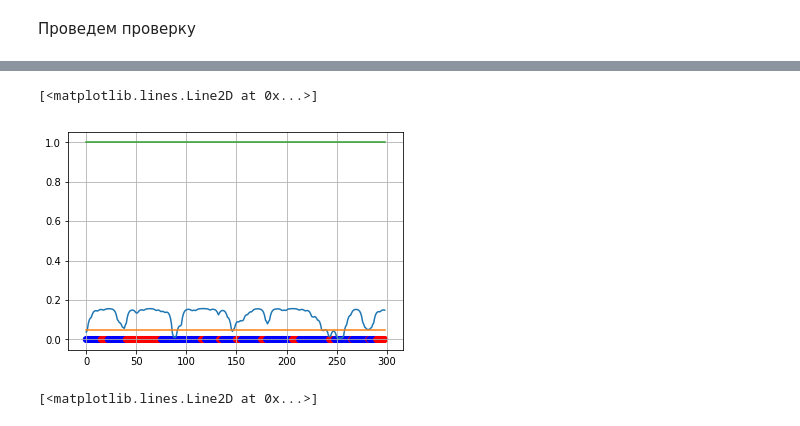
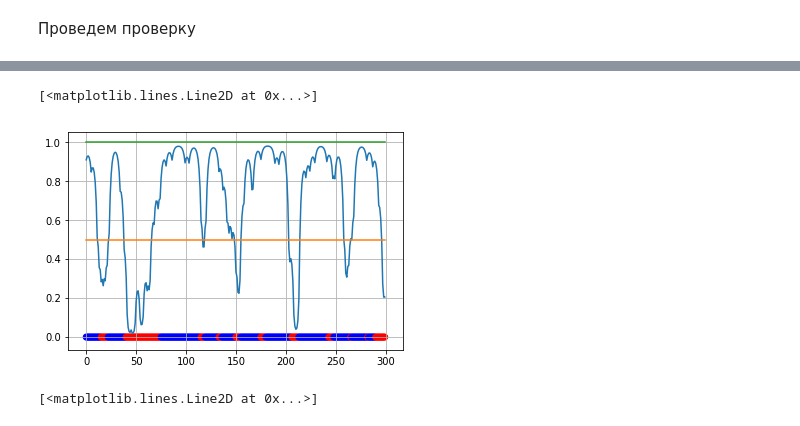
Before and after one commit to evgeniy97/unfarCasino, a Jupyter notebook: KhomutovTask-Copy1.ipynb, the cells around one changed output, grey strips where cells are left out. Saved outputs shown, nothing was run; the diff lists cells and outputs as text; code cells hidden in the pictures.

```diff
--- a/KhomutovTask-Copy1.ipynb
+++ b/KhomutovTask-Copy1.ipynb
@@ -397,7 +397,7 @@ class PosteriorDecoding(baseAlgo):
         self.f = []
         self.pathProbability = None
         # for backward
-
+        self.b = []
         # For decoding
         self.conditionalProbability = None
 
@@ -413,17 +413,22 @@ class PosteriorDecoding(baseAlgo):
     def stepBackwardDecoding(self, index):
         ### backward step
         self.bCurrent = []
+        self.b.append([])
+        nextState = self.b[-2]
         observedProbability =  np.array([val[self.data[index]-1] for val in self.diceValueProbability.values()])
         for state in self.states: # first fair then unfair
             transitionProbability = self.transitionsProbability[state]
-            probability = sum(transitionProbability * observedProbability * self.bPrevious)
-            self.bCurrent.append(probability)
+            #probability = sum(transitionProbability * observedProbability * self.bPrevious)
+            #self.bCurrent.append(probability)
+            probability = sum(transitionProbability * observedProbability * nextState)
+            self.b[-1].append(probability)
 
         ### decoding step
         # Будем смотреть на вероятность честного состояния
-        conProb = self.f[index][0]*self.bCurrent[0] / self.pathProbability
-        self.conditionalProbability.append(conProb)
-        self.bPrevious = self.bCurrent
+        #conProb = self.f[index][0]*self.bCurrent[0] / self.pathProbability
+        #self.conditionalProbability.append(conProb)
+
+        #self.bPrevious = self.bCurrent
 
 
     def __call__(self):
@@ -445,25 +450,31 @@ class PosteriorDecoding(baseAlgo):
         self.conditionalProbability = []
         self.bPrevious = [1,1]
 
-        for i in range(self.L-1,0,-1): # С двойки?
+        self.b.append([1 for state in self.states])
+        for i in range(self.L-1,0,-1):
             self.stepBackwardDecoding(i)
+
+        self.b = self.b[::-1]
+        for i in range(self.L):
+            conProb = self.f[i][0]*self.b[i][0] / self.pathProbability
+            self.conditionalProbability.append(conProb)
 # %%
 labelColor = ['b' if l == 'F' else 'r' for l in dataset300Labels]
 # %%
 PosteriorHack = PosteriorDecoding(dataset300)
 conditionsProbs = PosteriorHack()
 fig,ax = plt.subplots()
 ax.grid(True, which='both')
 ax.axis('on')
 ax.plot(conditionsProbs)
 ax.scatter(range(len(conditionsProbs)),[0 for i in conditionsProbs],color=labelColor)
 # Настроить оси
-ax.plot([.05 for i in conditionsProbs])
+ax.plot([.50 for i in conditionsProbs])
 ax.plot([1 for i in conditionsProbs])
 #ax.plot([0 for i in conditionsProbs])
 # %% [output]
 [<matplotlib.lines.Line2D at 0x...>]
-[figure, old version]
+[figure, new version]
 # %%
 class PosteriorDecodingScaled(baseAlgo):
     def __init__(self, data):
```
